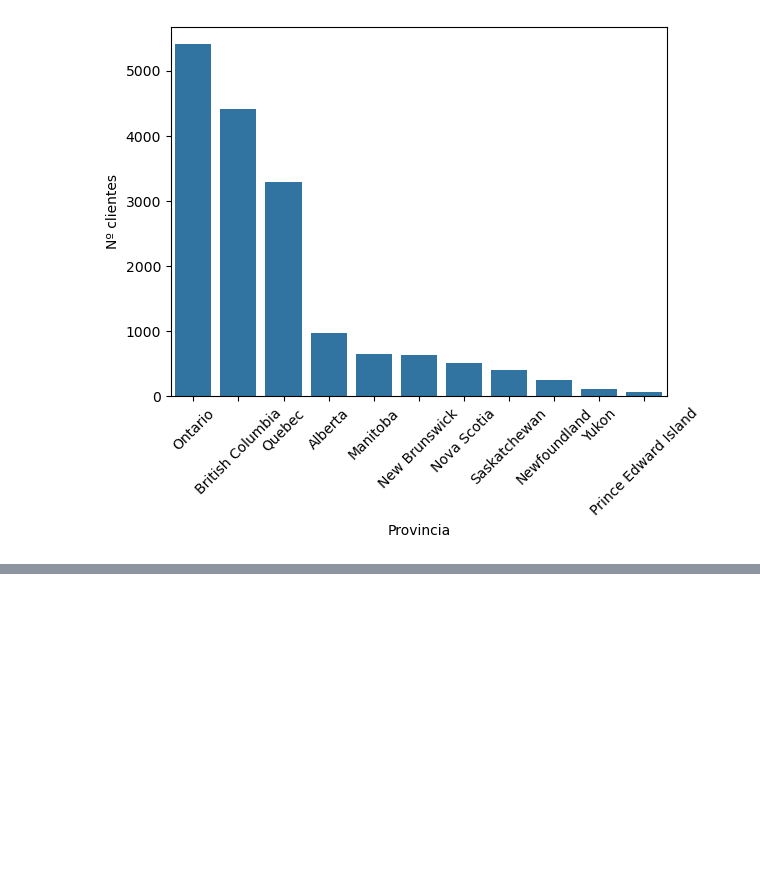
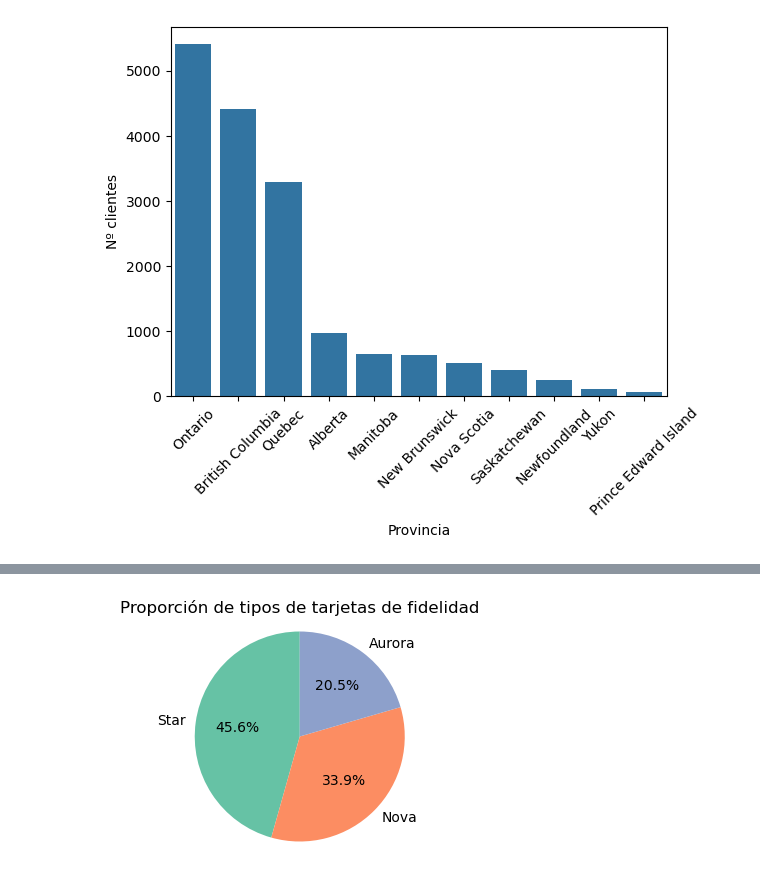
Before and after one commit to tapiamm/bda-modulo-3-evaluacion-final-tapiamm, a Jupyter notebook: ejercicio_tecnico_m3_maria_tapia.ipynb, the cells around one changed output, grey strips where cells are left out. Saved outputs shown, nothing was run; the diff lists cells and outputs as text; code cells hidden in the pictures; blank space fills up the shorter version.

```diff
--- a/ejercicio_tecnico_m3_maria_tapia.ipynb
+++ b/ejercicio_tecnico_m3_maria_tapia.ipynb
@@ -289,0 +325,19 @@ plt.show()
+# %%
+# 5. ¿Cuál es la proporción de clientes con diferentes tipos de tarjetas de fidelidad?
+# Para poder comprarar proporciones utilizaré un pie chart. Hay que contar la cantidad de por tipos de tarjeta desde el df Customer_Loyalty_History_limpio (perfil)
+fidelidad= perfil['Loyalty Card'].value_counts()
+
+plt.figure(figsize=(5, 3))
+plt.pie(fidelidad,
+        labels=fidelidad.index,
+        autopct='%1.1f%%',
+        startangle=90,
+        colors=sns.color_palette('Set2'))
+plt.title('Proporción de tipos de tarjetas de fidelidad')
+plt.axis('equal')
+plt.show()
+
+# El plan Star es el que mayor cantidad de clientes presenta, el Aurora el que menos.
+# No existe mucha diferenecia de % de clientes de uno a otro
+# %% [output]
+[figure, added]
```
Also changed, not shown: parts of 8 cells of this notebook.
